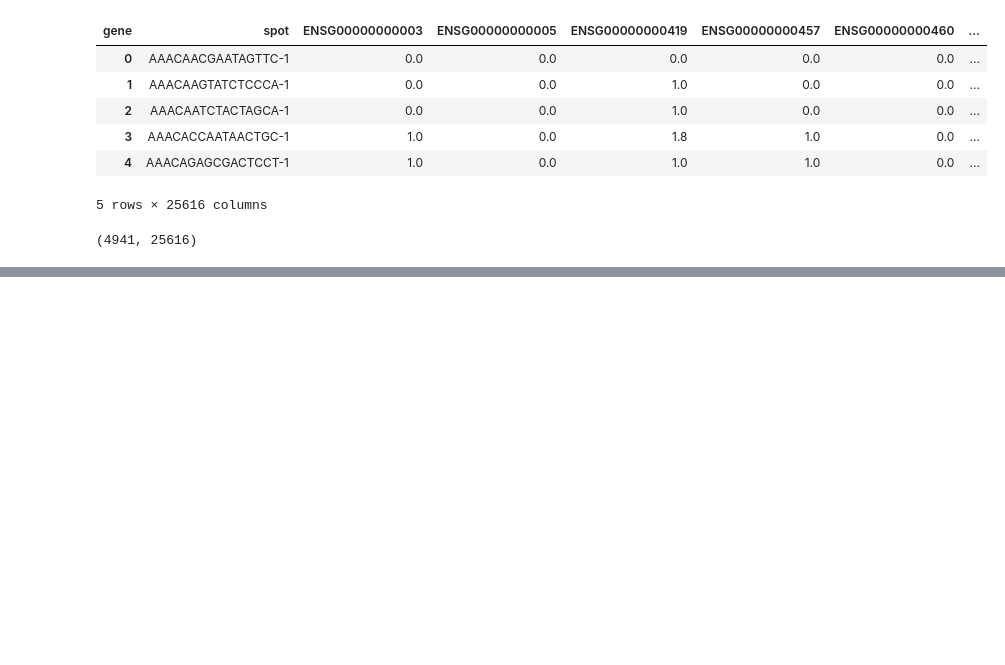
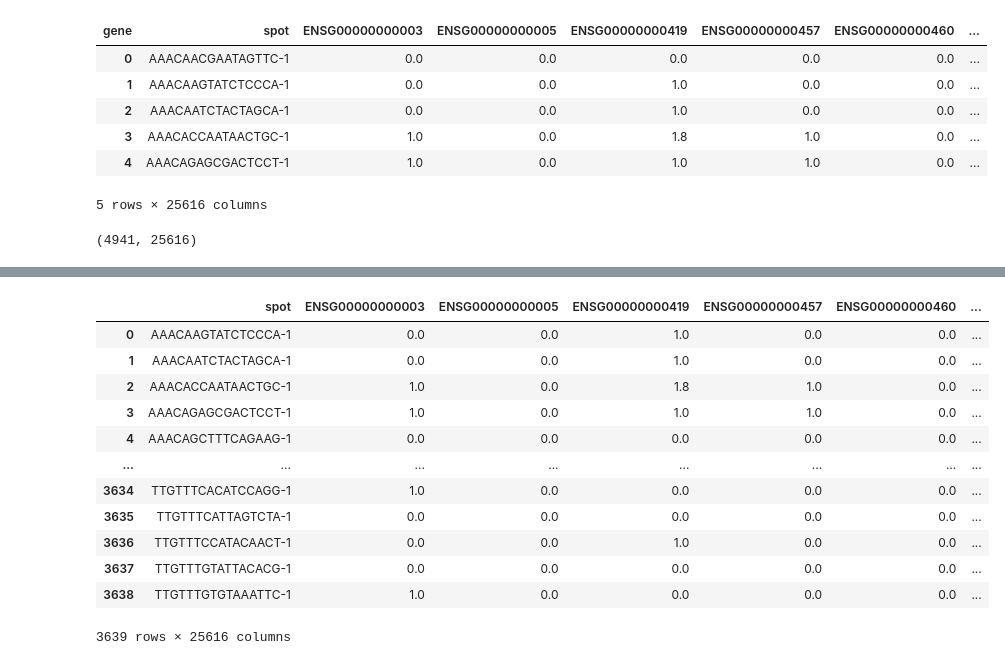
Before and after one commit to kiristern/QLSsummer2022, a Jupyter notebook: libd_explore.ipynb, the cells around one changed output, grey strips where cells are left out. Cells and saved outputs as stored; diff of their text form; code cells hidden in the pictures; blank space fills up the shorter version.

```diff
--- a/libd_explore.ipynb
+++ b/libd_explore.ipynb
@@ -206,0 +255,17 @@ counts_df.shape
+# %%
+temp = temp.drop(['index', 'X', 'Y', 'spatialLIBD', 'sample_id', 'key', 'subject', 'replicate', 'Cluster', 'sum_umi', 'sum_gene', 'cell_count', 'array_col', 'array_row', 'in_tissue'], axis=1)
+temp
+# %% [output]
+|  | spot | ENSG00000000003 | ENSG00000000005 | ENSG00000000419 | ENSG00000000457 | ENSG00000000460 | ... |
+| 0 | AAACAAGTATCTCCCA-1 | 0.0 | 0.0 | 1.0 | 0.0 | 0.0 | ... |
+| 1 | AAACAATCTACTAGCA-1 | 0.0 | 0.0 | 1.0 | 0.0 | 0.0 | ... |
+| 2 | AAACACCAATAACTGC-1 | 1.0 | 0.0 | 1.8 | 1.0 | 0.0 | ... |
+| 3 | AAACAGAGCGACTCCT-1 | 1.0 | 0.0 | 1.0 | 1.0 | 0.0 | ... |
+| 4 | AAACAGCTTTCAGAAG-1 | 0.0 | 0.0 | 0.0 | 0.0 | 0.0 | ... |
+| ... | ... | ... | ... | ... | ... | ... | ... |
+| 3634 | TTGTTTCACATCCAGG-1 | 1.0 | 0.0 | 0.0 | 0.0 | 0.0 | ... |
+| 3635 | TTGTTTCATTAGTCTA-1 | 0.0 | 0.0 | 0.0 | 0.0 | 0.0 | ... |
+| 3636 | TTGTTTCCATACAACT-1 | 0.0 | 0.0 | 1.0 | 0.0 | 0.0 | ... |
+| 3637 | TTGTTTGTATTACACG-1 | 0.0 | 0.0 | 0.0 | 0.0 | 0.0 | ... |
+| 3638 | TTGTTTGTGTAAATTC-1 | 1.0 | 0.0 | 0.0 | 0.0 | 0.0 | ... |
+3639 rows × 25616 columns
```
Also changed, not shown: parts of 11 cells of this notebook.
